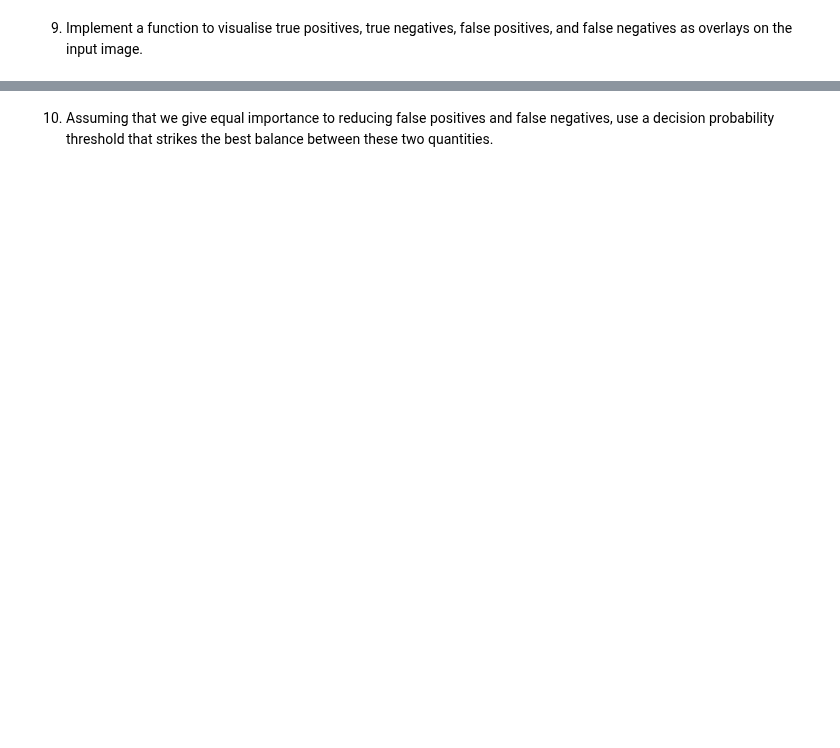
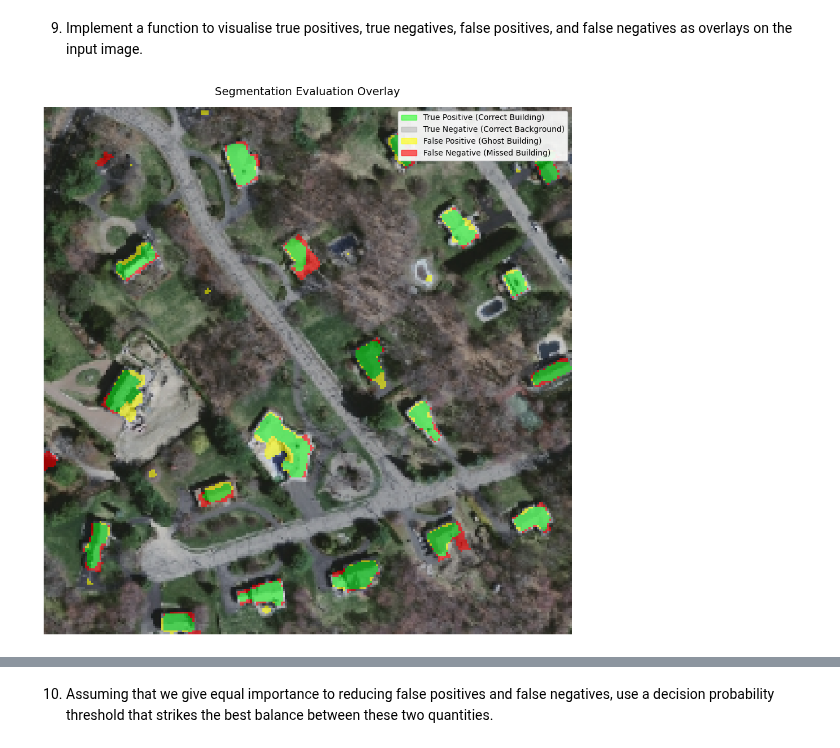
Before and after one commit to NikolozDarsalia/satellite-vision-segmentation, a Jupyter notebook: segmentation_homework.ipynb, the cells around one changed output, grey strips where cells are left out. Drawn from its saved outputs; the diff is of its cells as text; code cells hidden in the pictures; blank space fills up the shorter version.

```diff
--- a/segmentation_homework.ipynb
+++ b/segmentation_homework.ipynb
@@ -82,0 +678,23 @@ Note: If you use a validation sample, implement a validation routine and apply e
+# %%
+# 1. Grab one batch of test data
+model.eval()
+images, true_masks = next(iter(test_loader))
+images = images.to(device)
+
+# 2. Get predictions for the batch
+with torch.no_grad():
+    logits = model(images)
+    probs = torch.sigmoid(logits)
+    pred_masks = (probs > 0.58).float() # Binarize
+
+# 3. Select an image index to view (e.g., the first image in the batch)
+idx = 0
+
+# 4. Call the visualization function
+visualize_evaluation_overlay(
+    image_tensor=images[idx],
+    true_mask_tensor=true_masks[idx],
+    pred_mask_tensor=pred_masks[idx]
+)
+# %% [output]
+[figure, added]
```
Also changed, not shown: parts of 21 cells of this notebook, 2 other files.
